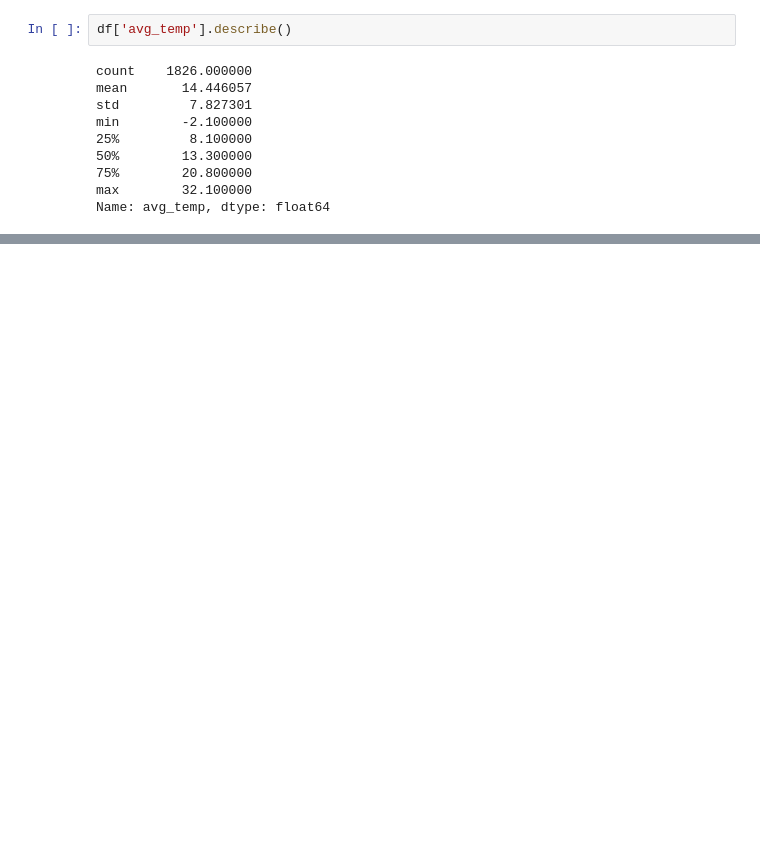
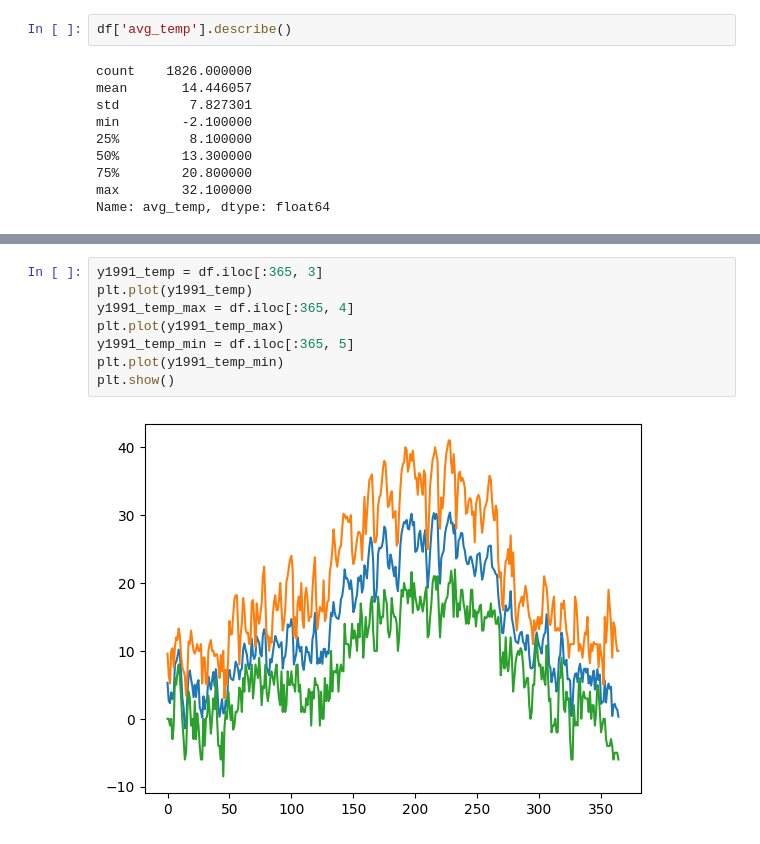
Before and after one commit to swiatowiec/Climate-analysis, a Jupyter notebook: climate.ipynb, the cells around one changed output, grey strips where cells are left out. Drawn from its saved outputs; the diff is of its cells as text; blank space fills up the shorter version.

```diff
--- a/climate.ipynb
+++ b/climate.ipynb
@@ -232,0 +272,10 @@ Name: avg_temp, dtype: float64
+# %%
+y1991_temp = df.iloc[:365, 3]
+plt.plot(y1991_temp)
+y1991_temp_max = df.iloc[:365, 4]
+plt.plot(y1991_temp_max)
+y1991_temp_min = df.iloc[:365, 5]
+plt.plot(y1991_temp_min)
+plt.show()
+# %% [output]
+[figure, added]
```
Also changed, not shown: parts of 15 cells of this notebook.
